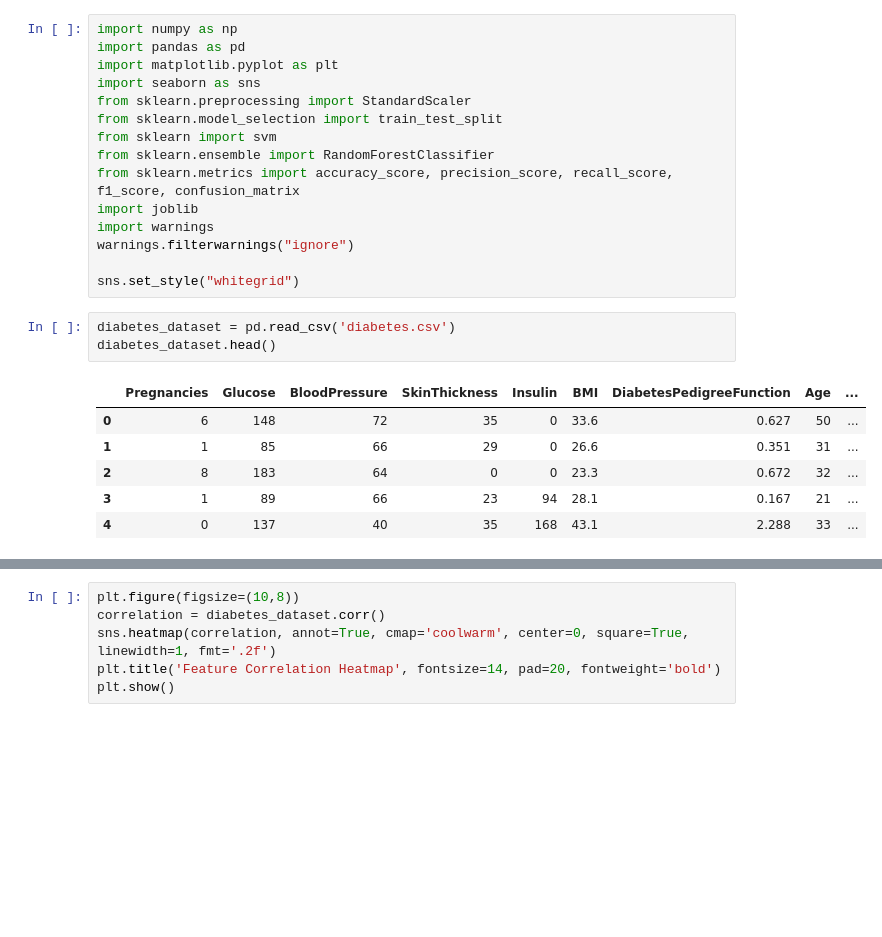
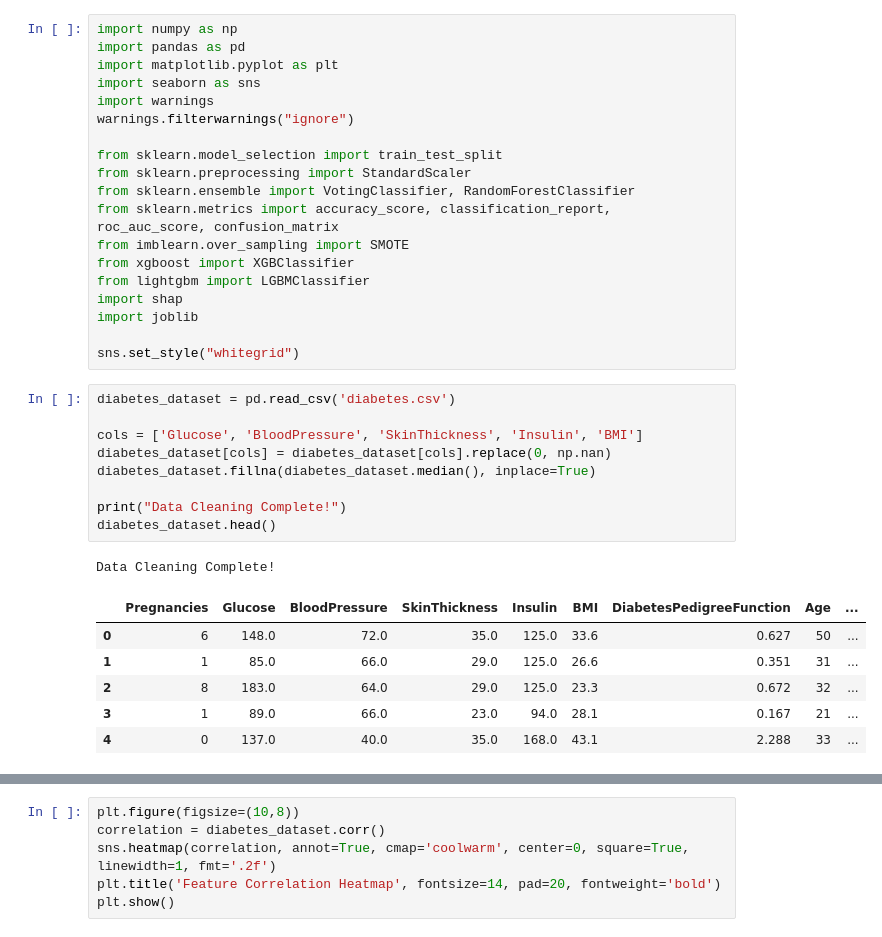
Before and after one commit to SihanUdayaratna03/MediStore-Diabetes-Prediction-AI, a Jupyter notebook: diabetes-prediction.ipynb, the cells around one changed output, grey strips where cells are left out. Drawn from its saved outputs; the diff is of its cells as text; blank space fills up the shorter version.

```diff
--- a/diabetes-prediction.ipynb
+++ b/diabetes-prediction.ipynb
@@ -3,24 +3,35 @@ import numpy as np
 import pandas as pd
 import matplotlib.pyplot as plt
 import seaborn as sns
-from sklearn.preprocessing import StandardScaler
-from sklearn.model_selection import train_test_split
-from sklearn import svm
-from sklearn.ensemble import RandomForestClassifier
-from sklearn.metrics import accuracy_score, precision_score, recall_score, f1_score, confusion_matrix
-import joblib
 import warnings
 warnings.filterwarnings("ignore")
 
+from sklearn.model_selection import train_test_split
+from sklearn.preprocessing import StandardScaler
+from sklearn.ensemble import VotingClassifier, RandomForestClassifier
+from sklearn.metrics import accuracy_score, classification_report, roc_auc_score, confusion_matrix
+from imblearn.over_sampling import SMOTE
+from xgboost import XGBClassifier
+from lightgbm import LGBMClassifier
+import shap
+import joblib
+
 sns.set_style("whitegrid")
 # %%
 diabetes_dataset = pd.read_csv('diabetes.csv')
+
+cols = ['Glucose', 'BloodPressure', 'SkinThickness', 'Insulin', 'BMI']
+diabetes_dataset[cols] = diabetes_dataset[cols].replace(0, np.nan)
+diabetes_dataset.fillna(diabetes_dataset.median(), inplace=True)
+
+print("Data Cleaning Complete!")
 diabetes_dataset.head()
 # %% [output]
+Data Cleaning Complete!
 |  | Pregnancies | Glucose | BloodPressure | SkinThickness | Insulin | BMI | DiabetesPedigreeFunction | Age | ... |
-| 0 | 6 | 148 | 72 | 35 | 0 | 33.6 | 0.627 | 50 | ... |
-| 1 | 1 | 85 | 66 | 29 | 0 | 26.6 | 0.351 | 31 | ... |
-| 2 | 8 | 183 | 64 | 0 | 0 | 23.3 | 0.672 | 32 | ... |
-| 3 | 1 | 89 | 66 | 23 | 94 | 28.1 | 0.167 | 21 | ... |
-| 4 | 0 | 137 | 40 | 35 | 168 | 43.1 | 2.288 | 33 | ... |
+| 0 | 6 | 148.0 | 72.0 | 35.0 | 125.0 | 33.6 | 0.627 | 50 | ... |
+| 1 | 1 | 85.0 | 66.0 | 29.0 | 125.0 | 26.6 | 0.351 | 31 | ... |
+| 2 | 8 | 183.0 | 64.0 | 29.0 | 125.0 | 23.3 | 0.672 | 32 | ... |
+| 3 | 1 | 89.0 | 66.0 | 23.0 | 94.0 | 28.1 | 0.167 | 21 | ... |
+| 4 | 0 | 137.0 | 40.0 | 35.0 | 168.0 | 43.1 | 2.288 | 33 | ... |
 # %%
```
Also changed, not shown: parts of 20 cells of this notebook, 4 other files.
